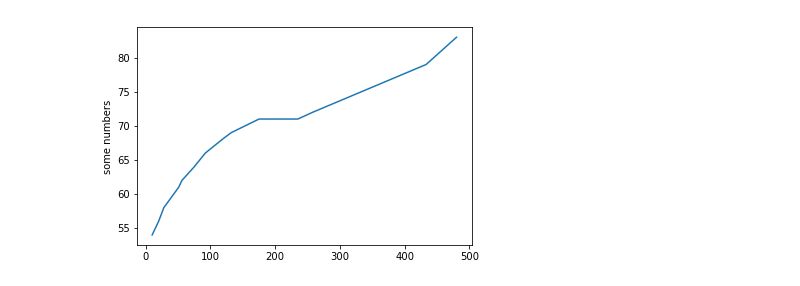
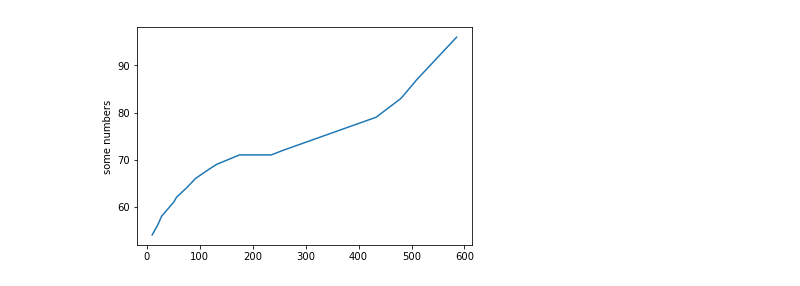
Before and after one commit to jakkaj/PyJak, a Jupyter notebook: experiments/graphs/GraphingThings.ipynb, the cells around one changed output. Cells and saved outputs as stored; diff of their text form; code cells hidden in the pictures.

Commit message:
Working on some image prep work

```diff
--- a/experiments/graphs/GraphingThings.ipynb
+++ b/experiments/graphs/GraphingThings.ipynb
@@ -1,9 +1,9 @@
 # %%
 import matplotlib.pyplot as plt
 plt.plot([10,20, 28, 51,
-          56, 75, 92, 118, 132, 175,235, 258, 433, 480], [54, 56, 58, 61,
-                             62, 64, 66, 68, 69, 71, 71, 72, 79, 83])
+          56, 75, 92, 118, 132, 175,235, 258, 433, 480, 510, 585], [54, 56, 58, 61,
+                             62, 64, 66, 68, 69, 71, 71, 72, 79, 83, 87, 96])
 plt.ylabel('some numbers')
 plt.show()
 # %% [output]
-[figure, old version]
+[figure, new version]
```
Also changed, not shown: 1 other file.
